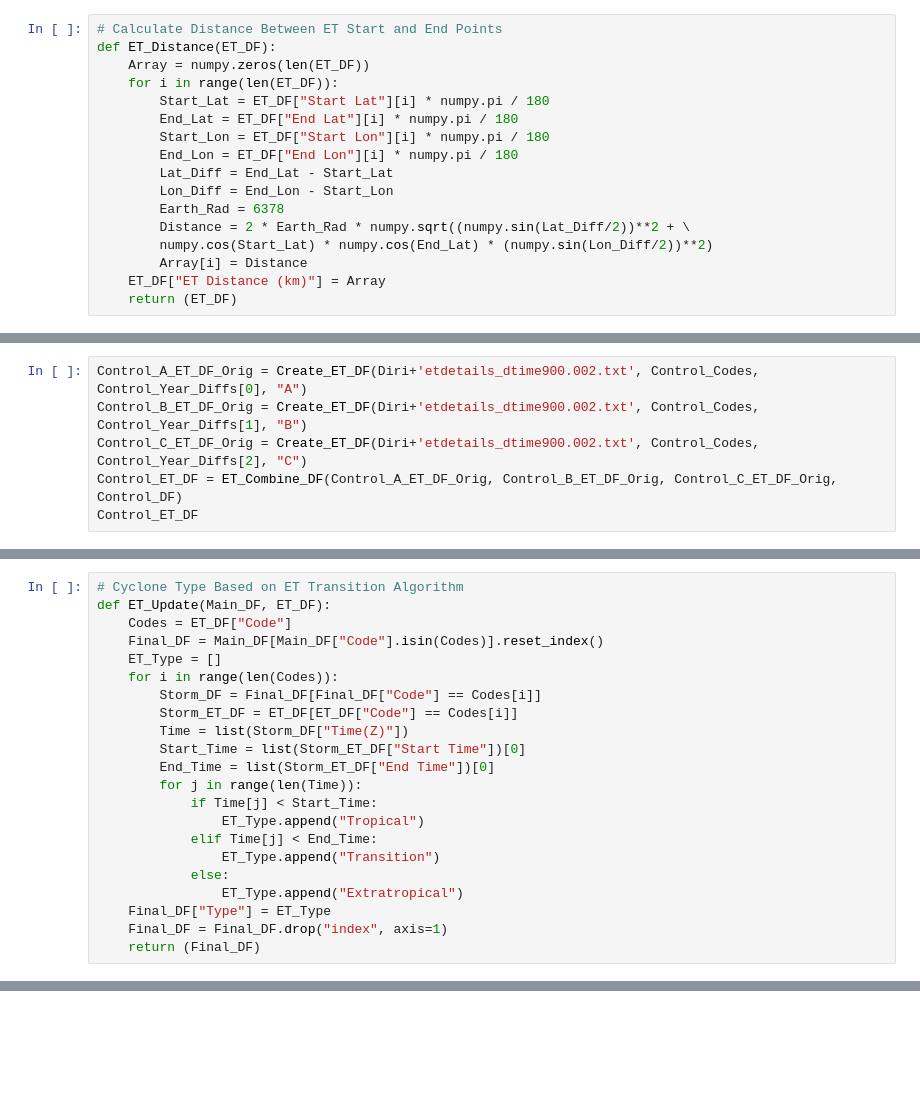
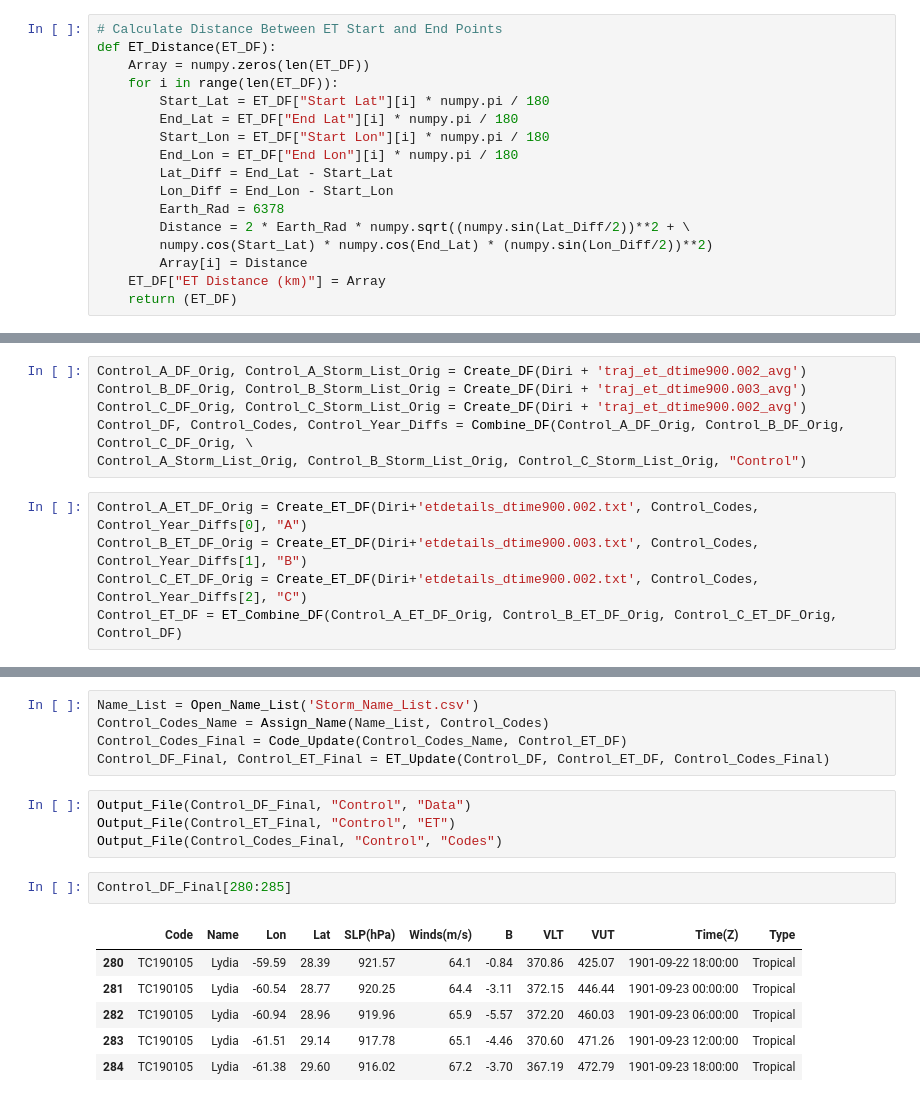
Before and after one commit to Luigi728/Penn_State_Research, a Jupyter notebook: RCP_Analysis_V2.1.ipynb, the cells around one changed output, grey strips where cells are left out. Saved outputs shown, nothing was run; the diff lists cells and outputs as text; blank space fills up the shorter version.

```diff
--- a/RCP_Analysis_V2.1.ipynb
+++ b/RCP_Analysis_V2.1.ipynb
@@ -327,6 +468,11 @@ def ET_Trop_Life(Main_DF, ET_DF):
+# %%
+Control_A_DF_Orig, Control_A_Storm_List_Orig = Create_DF(Diri + 'traj_et_dtime900.002_avg')
+Control_B_DF_Orig, Control_B_Storm_List_Orig = Create_DF(Diri + 'traj_et_dtime900.003_avg')
+Control_C_DF_Orig, Control_C_Storm_List_Orig = Create_DF(Diri + 'traj_et_dtime900.002_avg')
+Control_DF, Control_Codes, Control_Year_Diffs = Combine_DF(Control_A_DF_Orig, Control_B_DF_Orig, Control_C_DF_Orig, \
+Control_A_Storm_List_Orig, Control_B_Storm_List_Orig, Control_C_Storm_List_Orig, "Control")
 # %%
 Control_A_ET_DF_Orig = Create_ET_DF(Diri+'etdetails_dtime900.002.txt', Control_Codes, Control_Year_Diffs[0], "A")
-Control_B_ET_DF_Orig = Create_ET_DF(Diri+'etdetails_dtime900.002.txt', Control_Codes, Control_Year_Diffs[1], "B")
+Control_B_ET_DF_Orig = Create_ET_DF(Diri+'etdetails_dtime900.003.txt', Control_Codes, Control_Year_Diffs[1], "B")
 Control_C_ET_DF_Orig = Create_ET_DF(Diri+'etdetails_dtime900.002.txt', Control_Codes, Control_Year_Diffs[2], "C")
 Control_ET_DF = ET_Combine_DF(Control_A_ET_DF_Orig, Control_B_ET_DF_Orig, Control_C_ET_DF_Orig, Control_DF)
-Control_ET_DF
@@ -347,22 +478,0 @@ Control_ET_DF
-# %%
-# Cyclone Type Based on ET Transition Algorithm
-def ET_Update(Main_DF, ET_DF):
-    Codes = ET_DF["Code"]
-    Final_DF = Main_DF[Main_DF["Code"].isin(Codes)].reset_index()
-    ET_Type = []
-    for i in range(len(Codes)):
-        Storm_DF = Final_DF[Final_DF["Code"] == Codes[i]]
-        Storm_ET_DF = ET_DF[ET_DF["Code"] == Codes[i]]
-        Time = list(Storm_DF["Time(Z)"])
-        Start_Time = list(Storm_ET_DF["Start Time"])[0]
-        End_Time = list(Storm_ET_DF["End Time"])[0]
-        for j in range(len(Time)):
-            if Time[j] < Start_Time:
-                ET_Type.append("Tropical")
-            elif Time[j] < End_Time:
-                ET_Type.append("Transition")
-            else:
-                ET_Type.append("Extratropical")
-    Final_DF["Type"] = ET_Type
-    Final_DF = Final_DF.drop("index", axis=1)
-    return (Final_DF)
@@ -385,0 +479,18 @@ Control_DF_Final
+# %%
+Name_List = Open_Name_List('Storm_Name_List.csv')
+Control_Codes_Name = Assign_Name(Name_List, Control_Codes)
+Control_Codes_Final = Code_Update(Control_Codes_Name, Control_ET_DF)
+Control_DF_Final, Control_ET_Final = ET_Update(Control_DF, Control_ET_DF, Control_Codes_Final)
+# %%
+Output_File(Control_DF_Final, "Control", "Data")
+Output_File(Control_ET_Final, "Control", "ET")
+Output_File(Control_Codes_Final, "Control", "Codes")
+# %%
+Control_DF_Final[280:285]
+# %% [output]
+|  | Code | Name | Lon | Lat | SLP(hPa) | Winds(m/s) | B | VLT | VUT | Time(Z) | Type |
+| 280 | TC190105 | Lydia | -59.59 | 28.39 | 921.57 | 64.1 | -0.84 | 370.86 | 425.07 | 1901-09-22 18:00:00 | Tropical |
+| 281 | TC190105 | Lydia | -60.54 | 28.77 | 920.25 | 64.4 | -3.11 | 372.15 | 446.44 | 1901-09-23 00:00:00 | Tropical |
+| 282 | TC190105 | Lydia | -60.94 | 28.96 | 919.96 | 65.9 | -5.57 | 372.20 | 460.03 | 1901-09-23 06:00:00 | Tropical |
+| 283 | TC190105 | Lydia | -61.51 | 29.14 | 917.78 | 65.1 | -4.46 | 370.60 | 471.26 | 1901-09-23 12:00:00 | Tropical |
+| 284 | TC190105 | Lydia | -61.38 | 29.60 | 916.02 | 67.2 | -3.70 | 367.19 | 472.79 | 1901-09-23 18:00:00 | Tropical |
```
Also changed, not shown: parts of 36 cells of this notebook, 1 other file.
